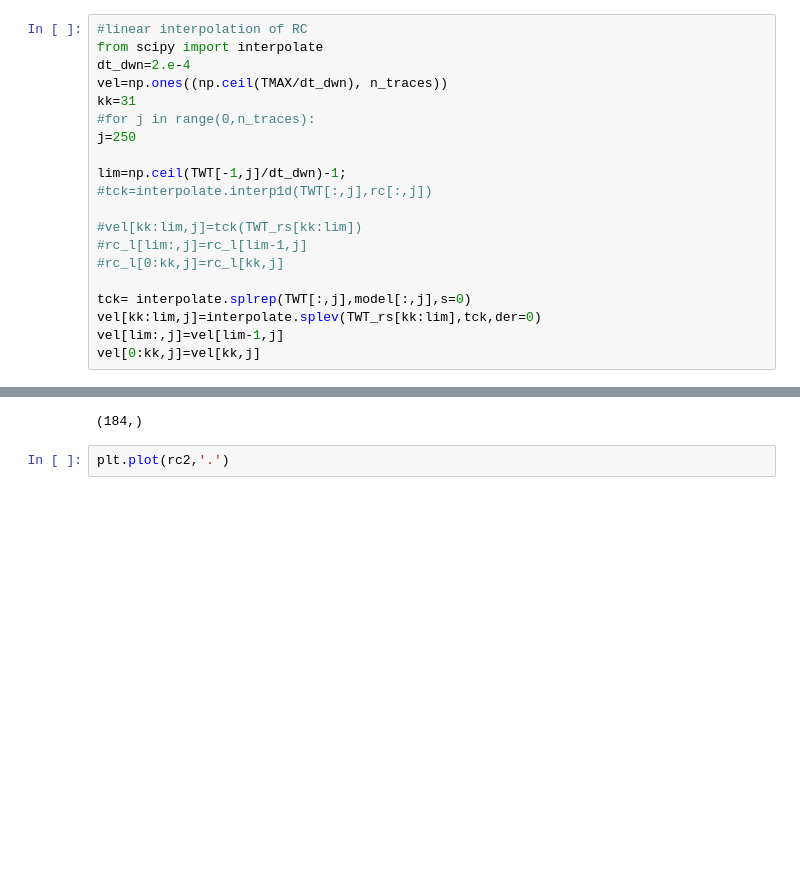
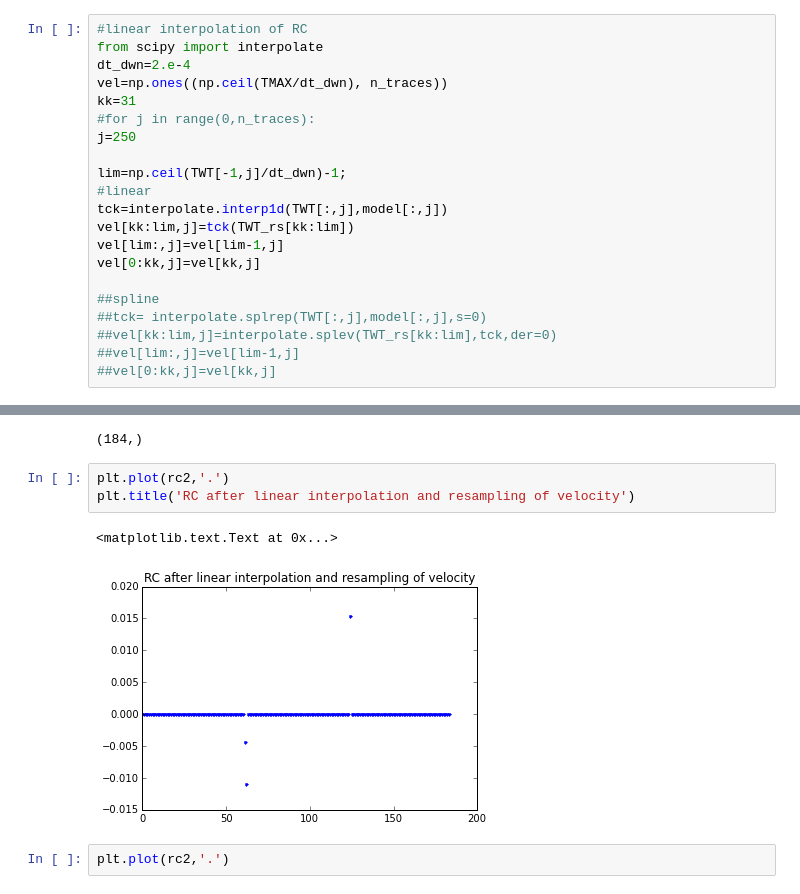
Before and after one commit to victortxa/seismictrc, a Jupyter notebook: seismic_convolutional_trace.ipynb, the cells around one changed output, grey strips where cells are left out. Drawn from its saved outputs; the diff is of its cells as text; blank space fills up the shorter version.

Commit message:
error linear interpolation and resampling of velocity

```diff
--- a/seismic_convolutional_trace.ipynb
+++ b/seismic_convolutional_trace.ipynb
@@ -152,16 +152,17 @@ kk=31
 j=250
 
 lim=np.ceil(TWT[-1,j]/dt_dwn)-1;
-#tck=interpolate.interp1d(TWT[:,j],rc[:,j])
-
-#vel[kk:lim,j]=tck(TWT_rs[kk:lim])
-#rc_l[lim:,j]=rc_l[lim-1,j]
-#rc_l[0:kk,j]=rc_l[kk,j]
-
-tck= interpolate.splrep(TWT[:,j],model[:,j],s=0)
-vel[kk:lim,j]=interpolate.splev(TWT_rs[kk:lim],tck,der=0)
+#linear
+tck=interpolate.interp1d(TWT[:,j],model[:,j])
+vel[kk:lim,j]=tck(TWT_rs[kk:lim])
 vel[lim:,j]=vel[lim-1,j]
 vel[0:kk,j]=vel[kk,j]
+
+##spline
+##tck= interpolate.splrep(TWT[:,j],model[:,j],s=0)
+##vel[kk:lim,j]=interpolate.splev(TWT_rs[kk:lim],tck,der=0)
+##vel[lim:,j]=vel[lim-1,j]
+##vel[0:kk,j]=vel[kk,j]
 # %%
 #resampling from dt_dwn to dt
 vel_lf=np.zeros((np.ceil(TMAX/dt)))
@@ -182,6 +183,12 @@ rc2[1:]=(vel_lf[1:]-vel_lf[:-1])/(vel_lf[1:]+vel_lf[:-1])
 np.shape(vel_lf)
 # %% [output]
 (184,)
+# %%
+plt.plot(rc2,'.')
+plt.title('RC after linear interpolation and resampling of velocity')
+# %% [output]
+<matplotlib.text.Text at 0x...>
+[figure, added]
 # %%
 plt.plot(rc2,'.')
 # %% [output]
```
